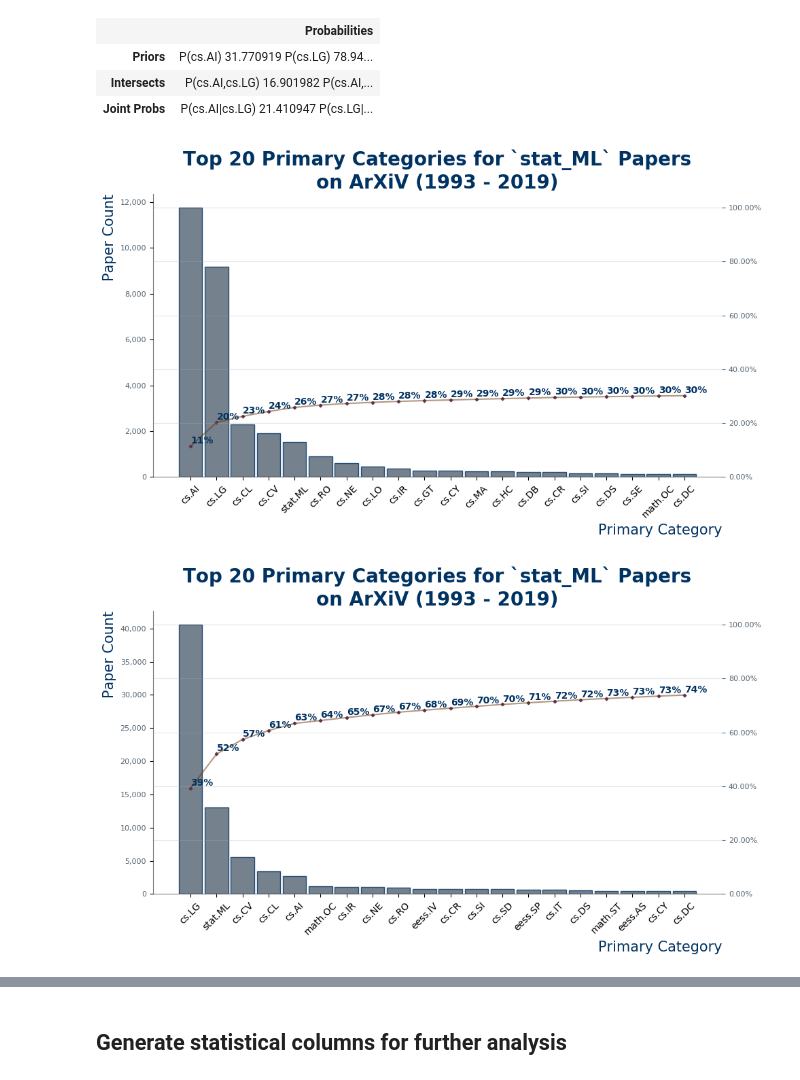
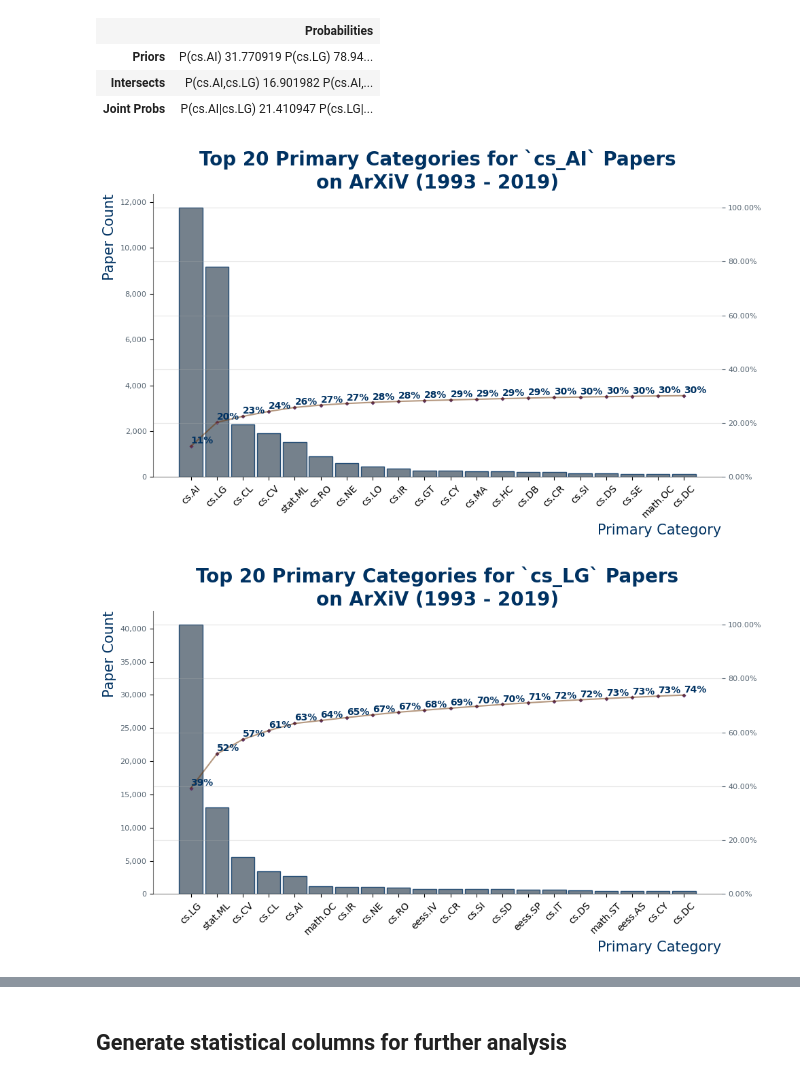
Before and after one commit to cbenge509/arxiv-ai-analysis, a Jupyter notebook: Exploratory Data Analysis.ipynb, the cells around one changed output, grey strips where cells are left out. Cells and saved outputs as stored; diff of their text form; code cells hidden in the pictures.

```diff
--- a/Exploratory Data Analysis.ipynb
+++ b/Exploratory Data Analysis.ipynb
@@ -276,17 +278,17 @@ HTML(head)
 # %%
 # evaluate what the Top 20 primary categories are for papers classified as `stat_ML`, `cs_AI`, and `cs_LG` on ArXiV from 1993 - 2019
 df_categories = df.groupby(by=['primary_cat']).agg({'title': 'count', 'category_cs_AI': 'sum', 'category_cs_LG': 'sum', 'category_stat_ML': 'sum'}).astype(int)
 df_categories.columns = ['total', 'cs_AI', 'cs_LG', 'stat_ML']
 
 for c in ['cs_AI', 'cs_LG', 'stat_ML']:
     df_c = df_categories[c].sort_values(ascending = False).head(20).to_frame().reset_index()
     pareto_plot(df = df_c, tot = df_categories.total.sum(), x = 'primary_cat', y = c,
-        title = 'Top 20 Primary Categories for `stat_ML` Papers\non ArXiV (1993 - 2019)', x_label = 'Primary Category', y_label = 'Paper Count', show_pct_y = True)
+        title = 'Top 20 Primary Categories for `%s` Papers\non ArXiV (1993 - 2019)' % (c), x_label = 'Primary Category', y_label = 'Paper Count', show_pct_y = True)
 
 del df_categories, df_c
 # %% [output]
-[figure, old version]
+[figure, new version]
-[figure, old version]
+[figure, new version]
 [figure]
 # %% [markdown]
 ## Generate statistical columns for further analysis
```
Also changed, not shown: parts of 7 cells of this notebook, 8 other files.
